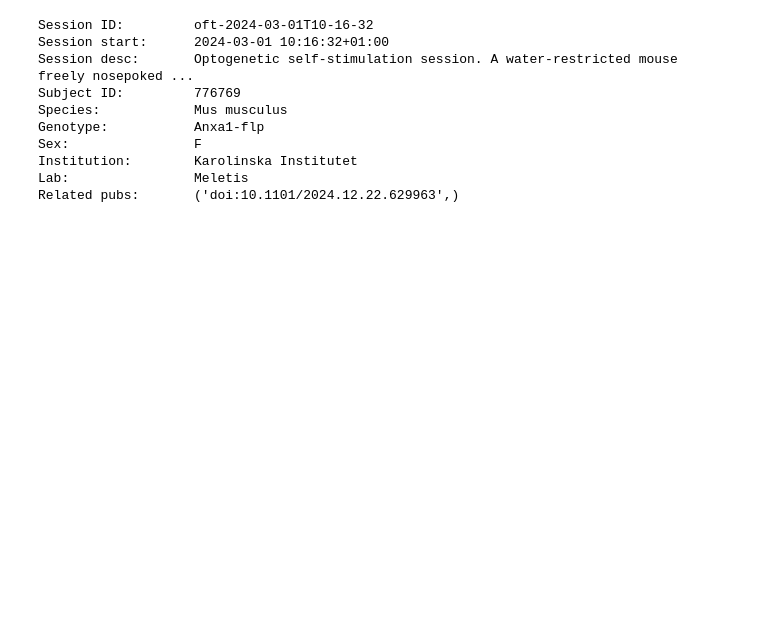
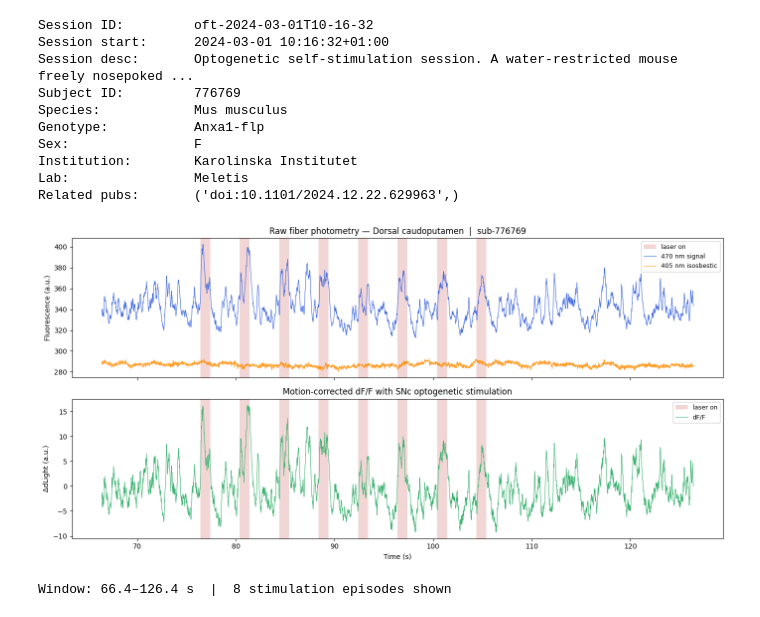
Before and after one commit to catalystneuro/meletis-lab-to-nwb, a Jupyter notebook: src/meletis_lab_to_nwb/tutorials/midway_meeting_dandi_demo.ipynb, the cells around one changed output. Saved outputs shown, nothing was run; the diff lists cells and outputs as text; code cells hidden in the pictures; blank space fills up the shorter version.

```diff
--- a/src/meletis_lab_to_nwb/tutorials/midway_meeting_dandi_demo.ipynb
+++ b/src/meletis_lab_to_nwb/tutorials/midway_meeting_dandi_demo.ipynb
@@ -16,22 +21,23 @@ from pynwb import NWBHDF5IO
 # %%
-from dandi.dandiapi import DandiAPIClient
-
-# Get assets for a specific session
+# ── DANDI sessions (streamed from cloud) ─────────────────────────────────────
+DANDISET_ID = "001828"
 tmaze_session_id = "tmaze-2022-10-21T15-28-36_image"
 dligth_session_id = "oft-2024-03-01T10-16-32"
-oft_session_id = ""
+oft_session_id = "oft-2024-04-11T08-38-14_behavior+image"
+water_session_id = "reaching-test-2023-06-20T12-22-30_image"
+reaching_session_id = "reaching-test-2023-11-10T10-03-20_image"
 
 def get_asset(session_id: str):
     with DandiAPIClient() as client:
         client.dandi_authenticate()
-        dandiset = client.get_dandiset("001828", "draft")
+        dandiset = client.get_dandiset(DANDISET_ID, "draft")
+        asset = next(a for a in dandiset.get_assets() if session_id in a.path and a.path.endswith(".nwb"))
+    return asset
 
-        asset = next(asset for asset in dandiset.get_assets() if session_id in asset.path)
-    return asset
 
 def stream_nwb(session_id: str):
     asset = get_asset(session_id=session_id)
-    s3_url = asset.get_content_url(follow_redirects=1, strip_query=False)
+    s3_url = asset.get_content_url(follow_redirects=4, strip_query=False)
     file_system = remfile.File(s3_url)
     file = h5py.File(file_system, mode="r")
     io = NWBHDF5IO(file=file)
@@ -207,4 +211,51 @@ Institution:        Karolinska Institutet
 Lab:                Meletis
 Related pubs:       ('doi:10.1101/2024.12.22.629963',)
 # %%
-nwbfile
+# Fiber photometry (raw + dF/F) with stimulation overlay — 60 s window
+fp_dff = nwbfile.processing["ophys"]["DfOverFFiberPhotometryResponseSeries"]
+raw_sig = nwbfile.acquisition["FiberPhotometryResponseSeries"]
+raw_ref = nwbfile.acquisition["FiberPhotometryResponseSeriesIsosbestic"]
+ogen_epochs = nwbfile.intervals["optogenetic_epochs"]
+ogen_df = ogen_epochs.to_dataframe()
+
+fp_table = nwbfile.lab_meta_data["fiber_photometry"].fiber_photometry_table
+fp_location = fp_table["location"][0]
+
+dff_data = fp_dff.data[:]
+dff_time = fp_dff.timestamps[:]
+sig_data = raw_sig.data[:]
+ref_data = raw_ref.data[:]
+raw_time = raw_sig.timestamps[:]
+
+# 60 s window centred on the first stimulation burst
+first_onset = ogen_df["start_time"].iloc[0]
+t0 = max(first_onset - 10.0, raw_time[0])
+t1 = t0 + 60.0
+raw_win = (raw_time >= t0) & (raw_time <= t1)
+dff_win = (dff_time >= t0) & (dff_time <= t1)
+eps_win = ogen_df[(ogen_df["stop_time"] >= t0) & (ogen_df["start_time"] <= t1)]
+
+fig, axes = plt.subplots(2, 1, figsize=(14, 7), sharex=True)
+for i, (_, ep) in enumerate(eps_win.iterrows()):
+    kw = dict(color="indianred", alpha=0.25, linewidth=0)
+    axes[0].axvspan(ep["start_time"], ep["stop_time"], label="laser on" if i == 0 else None, **kw)
+    axes[1].axvspan(ep["start_time"], ep["stop_time"], label="laser on" if i == 0 else None, **kw)
+
+axes[0].plot(raw_time[raw_win], sig_data[raw_win], lw=0.8, color="royalblue", label="470 nm signal")
+axes[0].plot(raw_time[raw_win], ref_data[raw_win], lw=0.8, color="darkorange", alpha=0.85, label="405 nm isosbestic")
+axes[0].set_ylabel("Fluorescence (a.u.)")
+axes[0].set_title(f"Raw fiber photometry — {fp_location}  |  sub-{nwbfile.subject.subject_id}")
+axes[0].legend(loc="upper right", fontsize=9)
+
+axes[1].plot(dff_time[dff_win], dff_data[dff_win], lw=0.8, color="mediumseagreen", label="dF/F")
+axes[1].set_xlabel("Time (s)")
+axes[1].set_ylabel("\u0394dLight (a.u.)")
+axes[1].set_title("Motion-corrected dF/F with SNc optogenetic stimulation")
+axes[1].legend(loc="upper right", fontsize=9)
+
+plt.tight_layout()
+plt.show()
+print(f"Window: {t0:.1f}\u2013{t1:.1f} s  |  {len(eps_win)} stimulation episodes shown")
+# %% [output]
+[figure, added]
+Window: 66.4–126.4 s  |  8 stimulation episodes shown
```
Also changed, not shown: parts of 21 cells of this notebook.
